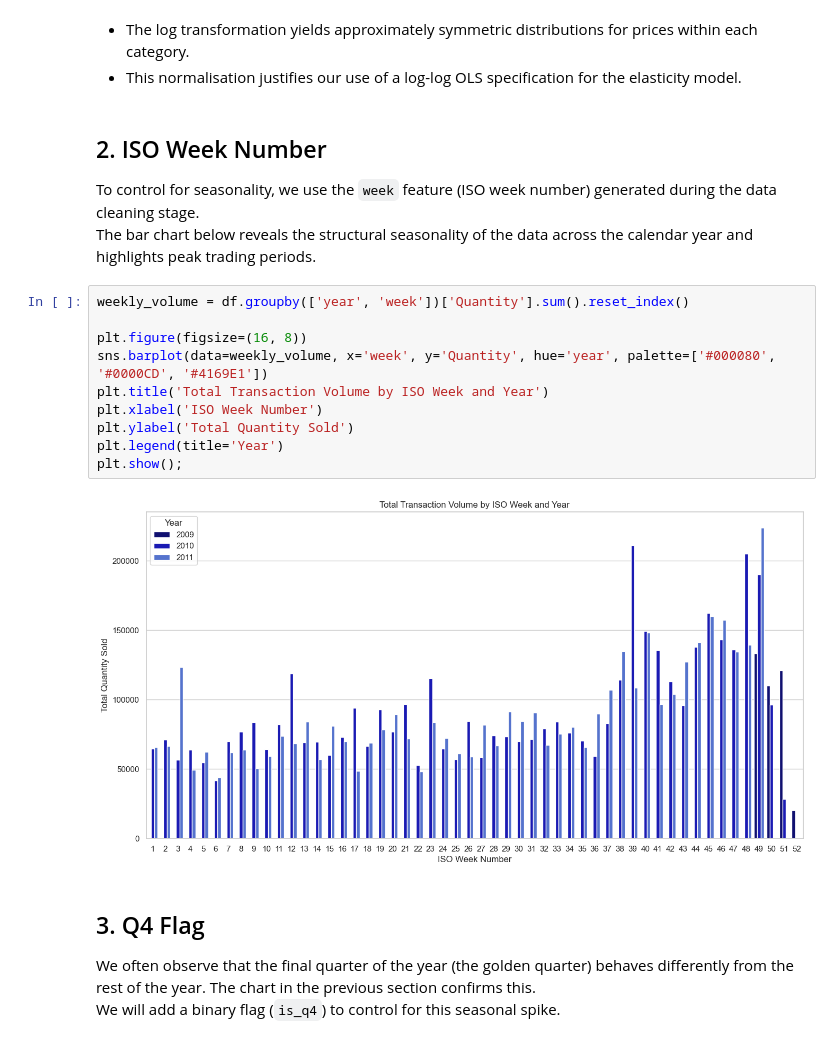
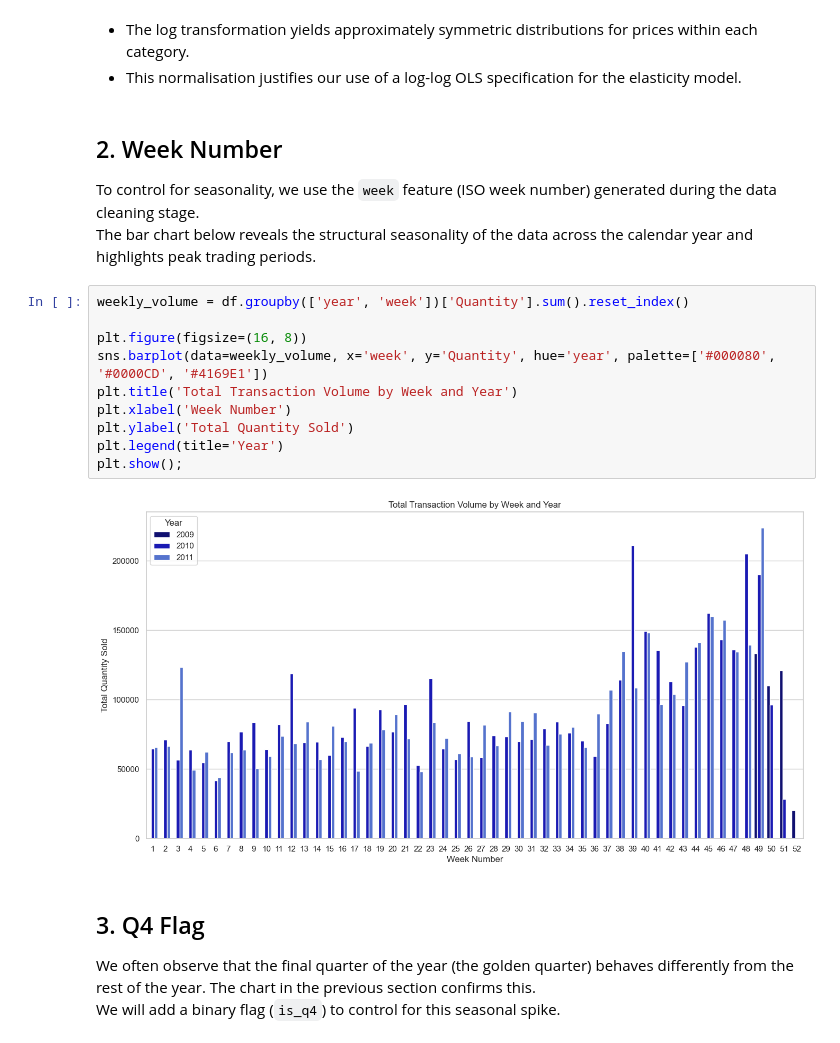
Before and after one commit to bhavyen-1001/retail-markdown-optimiser, a Jupyter notebook: notebooks/06_feature_engineering.ipynb, the cells around one changed output. Drawn from its saved outputs; the diff is of its cells as text.

```diff
--- a/notebooks/06_feature_engineering.ipynb
+++ b/notebooks/06_feature_engineering.ipynb
@@ -64,21 +64,21 @@ plt.show();
 <ul><li>The log transformation yields approximately symmetric distributions for prices within each category.
 <li>This normalisation justifies our use of a log-log OLS specification for the elasticity model.</ul>
 # %% [markdown]
-## 2. ISO Week Number
+## 2. Week Number
 
 To control for seasonality, we use the `week` feature (ISO week number) generated during the data cleaning stage. <br>The bar chart below reveals the structural seasonality of the data across the calendar year and highlights peak trading periods.
 # %%
 weekly_volume = df.groupby(['year', 'week'])['Quantity'].sum().reset_index()
 
 plt.figure(figsize=(16, 8))
 sns.barplot(data=weekly_volume, x='week', y='Quantity', hue='year', palette=['#000080', '#0000CD', '#4169E1'])
-plt.title('Total Transaction Volume by ISO Week and Year')
-plt.xlabel('ISO Week Number')
+plt.title('Total Transaction Volume by Week and Year')
+plt.xlabel('Week Number')
 plt.ylabel('Total Quantity Sold')
 plt.legend(title='Year')
 plt.show();
 # %% [output]
-[figure, old version]
+[figure, new version]
 # %% [markdown]
 ## 3. Q4 Flag
 
```
Also changed, not shown: parts of 2 cells of this notebook, 1 other file.
